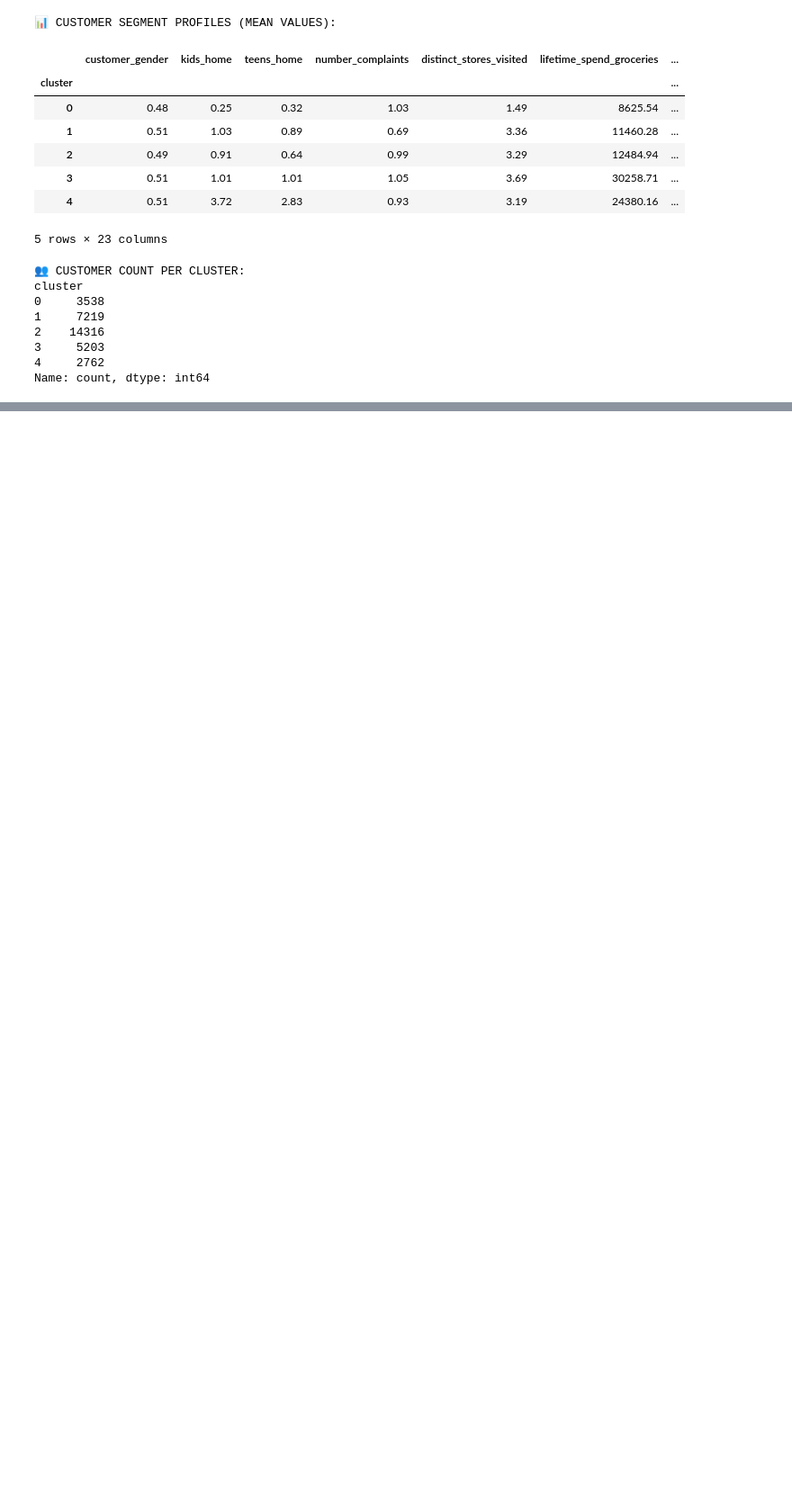
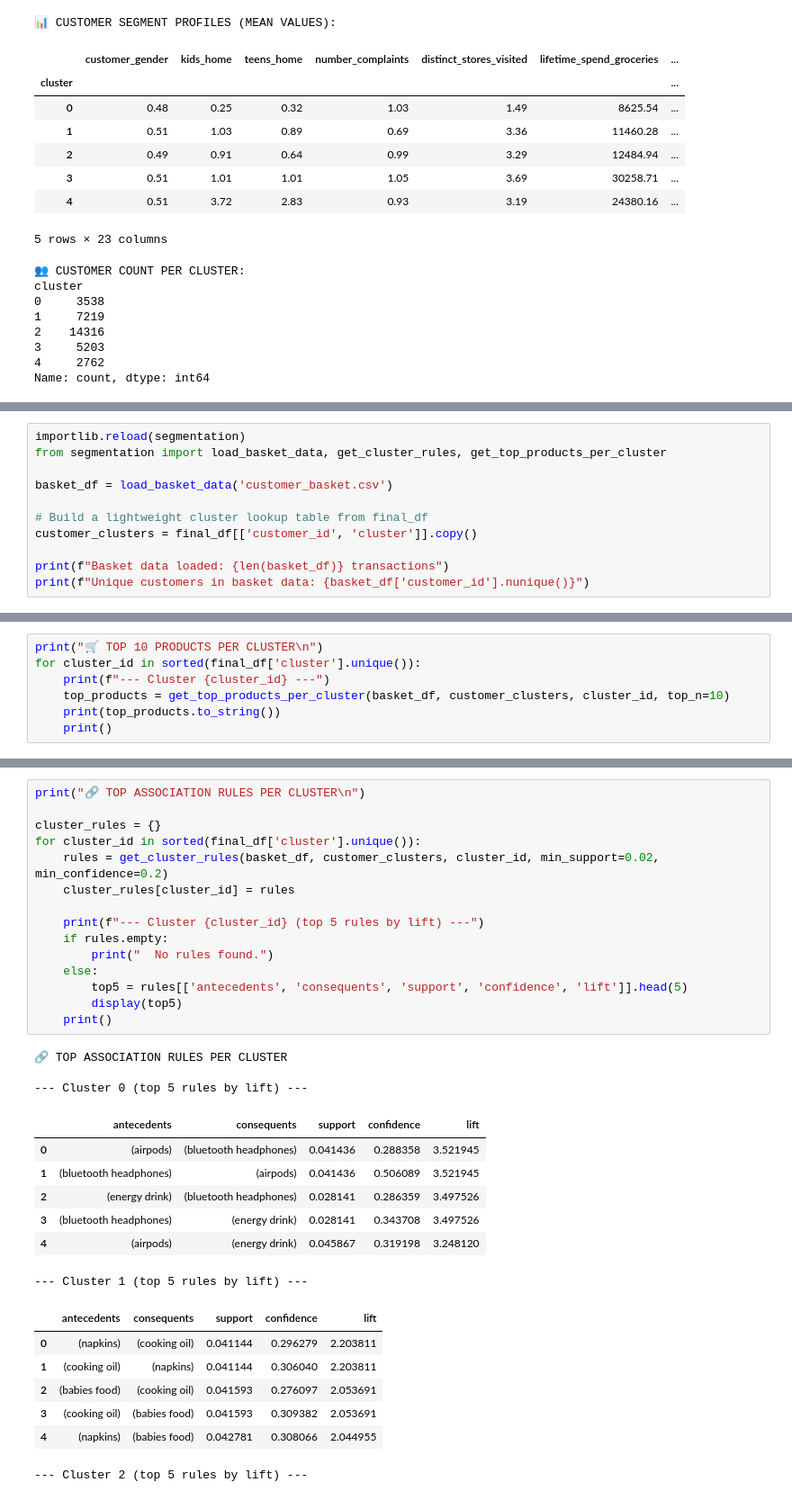
Before and after one commit to Qu1te-a-nice-guy/ML2-final-project, a Jupyter notebook: ml2 final project/Course Assignment - Customer Segmentation-20260515/segmentation.ipynb, the cells around one changed output, grey strips where cells are left out. Shown at 90% size. Drawn from its saved outputs; the diff is of its cells as text; blank space fills up the shorter version.

```diff
--- a/ml2 final project/Course Assignment - Customer Segmentation-20260515/segmentation.ipynb
+++ b/ml2 final project/Course Assignment - Customer Segmentation-20260515/segmentation.ipynb
@@ -129,0 +159,11 @@ Name: count, dtype: int64
+# %%
+importlib.reload(segmentation)
+from segmentation import load_basket_data, get_cluster_rules, get_top_products_per_cluster
+
+basket_df = load_basket_data('customer_basket.csv')
+
+# Build a lightweight cluster lookup table from final_df
+customer_clusters = final_df[['customer_id', 'cluster']].copy()
+
+print(f"Basket data loaded: {len(basket_df)} transactions")
+print(f"Unique customers in basket data: {basket_df['customer_id'].nunique()}")
@@ -129,0 +175,7 @@ Name: count, dtype: int64
+# %%
+print("🛒 TOP 10 PRODUCTS PER CLUSTER\n")
+for cluster_id in sorted(final_df['cluster'].unique()):
+    print(f"--- Cluster {cluster_id} ---")
+    top_products = get_top_products_per_cluster(basket_df, customer_clusters, cluster_id, top_n=10)
+    print(top_products.to_string())
+    print()
@@ -129,0 +202,33 @@ Name: count, dtype: int64
+# %%
+print("🔗 TOP ASSOCIATION RULES PER CLUSTER\n")
+
+cluster_rules = {}
+for cluster_id in sorted(final_df['cluster'].unique()):
+    rules = get_cluster_rules(basket_df, customer_clusters, cluster_id, min_support=0.02, min_confidence=0.2)
+    cluster_rules[cluster_id] = rules
+
+    print(f"--- Cluster {cluster_id} (top 5 rules by lift) ---")
+    if rules.empty:
+        print("  No rules found.")
+    else:
+        top5 = rules[['antecedents', 'consequents', 'support', 'confidence', 'lift']].head(5)
+        display(top5)
+    print()
+# %% [output]
+🔗 TOP ASSOCIATION RULES PER CLUSTER
+
+--- Cluster 0 (top 5 rules by lift) ---
+|  | antecedents | consequents | support | confidence | lift |
+| 0 | (airpods) | (bluetooth headphones) | 0.041436 | 0.288358 | 3.521945 |
+| 1 | (bluetooth headphones) | (airpods) | 0.041436 | 0.506089 | 3.521945 |
+| 2 | (energy drink) | (bluetooth headphones) | 0.028141 | 0.286359 | 3.497526 |
+| 3 | (bluetooth headphones) | (energy drink) | 0.028141 | 0.343708 | 3.497526 |
+| 4 | (airpods) | (energy drink) | 0.045867 | 0.319198 | 3.248120 |
+--- Cluster 1 (top 5 rules by lift) ---
+|  | antecedents | consequents | support | confidence | lift |
+| 0 | (napkins) | (cooking oil) | 0.041144 | 0.296279 | 2.203811 |
+| 1 | (cooking oil) | (napkins) | 0.041144 | 0.306040 | 2.203811 |
+| 2 | (babies food) | (cooking oil) | 0.041593 | 0.276097 | 2.053691 |
+| 3 | (cooking oil) | (babies food) | 0.041593 | 0.309382 | 2.053691 |
+| 4 | (napkins) | (babies food) | 0.042781 | 0.308066 | 2.044955 |
+--- Cluster 2 (top 5 rules by lift) ---
```
Also changed, not shown: parts of 16 cells of this notebook.
